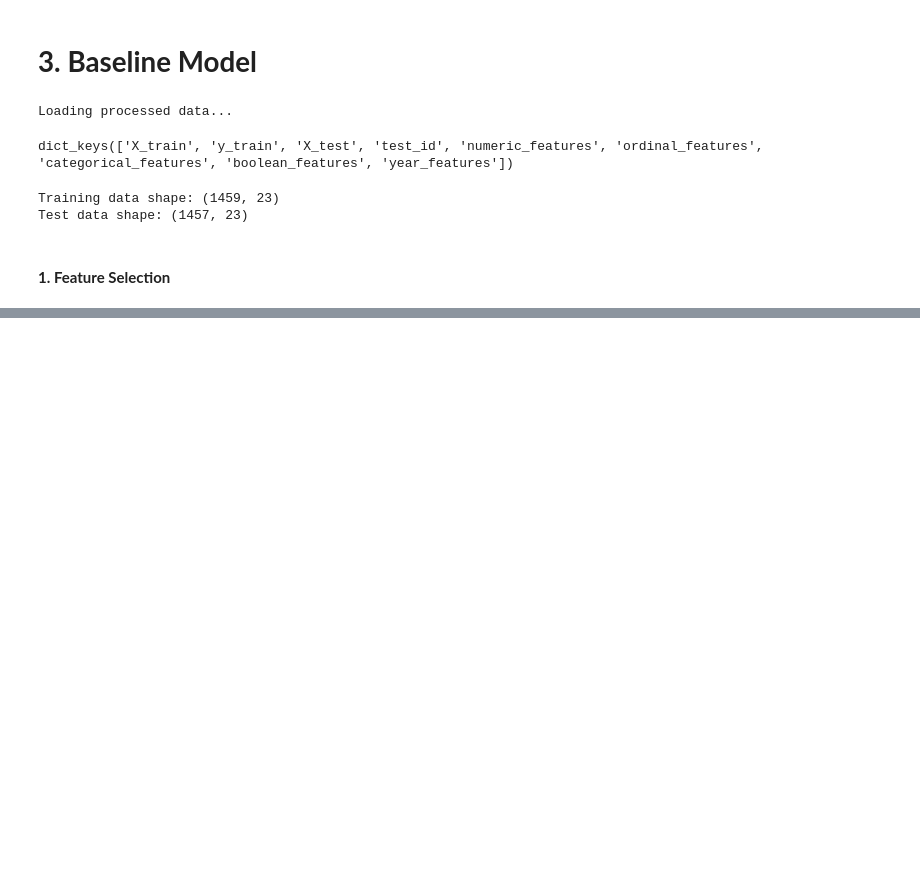
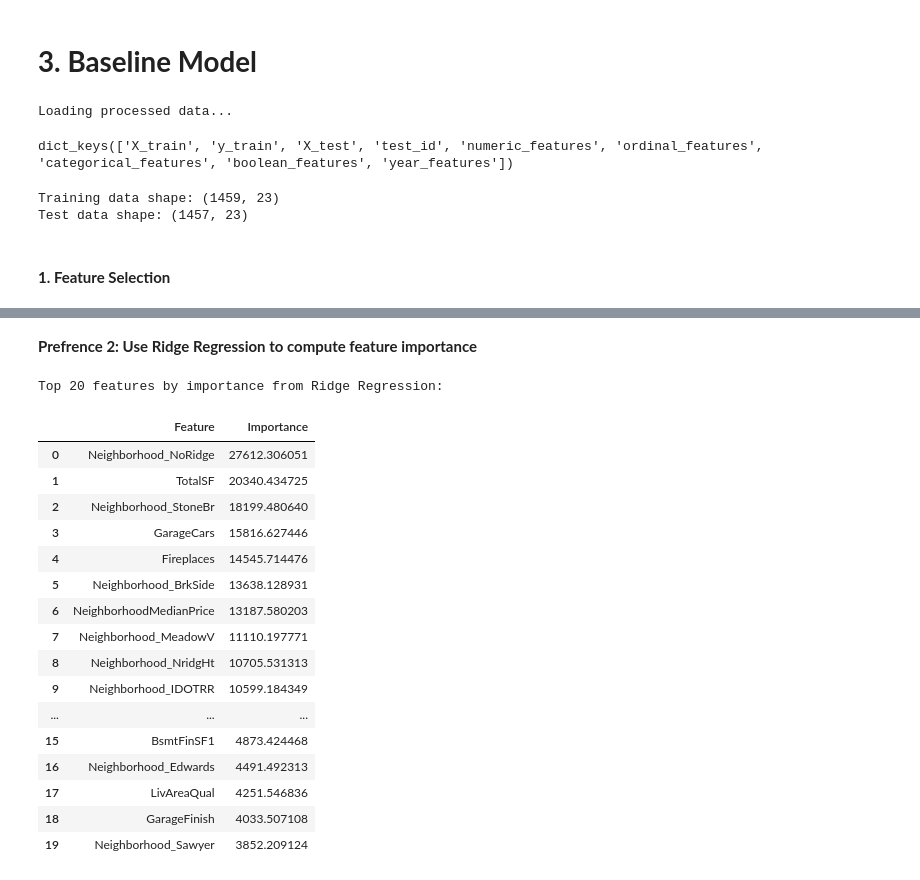
Before and after one commit to annugit1655/Real-Estate-Price-Prediction, a Jupyter notebook: Real-Estate-Price-Prediction/notebooks/03-baseline-model.ipynb, the cells around one changed output, grey strips where cells are left out. Saved outputs shown, nothing was run; the diff lists cells and outputs as text; code cells hidden in the pictures; blank space fills up the shorter version.

Commit message:
feature_selection_modeling

```diff
--- a/Real-Estate-Price-Prediction/notebooks/03-baseline-model.ipynb
+++ b/Real-Estate-Price-Prediction/notebooks/03-baseline-model.ipynb
@@ -146,0 +90,65 @@ Top 20 features by importance from Ridge Regression:
+# %% [markdown]
+**Prefrence 2: Use Ridge Regression to compute feature importance**
+# %%
+from sklearn.preprocessing import StandardScaler, RobustScaler, OneHotEncoder, FunctionTransformer
+from sklearn.compose import ColumnTransformer
+from sklearn.pipeline import Pipeline
+from sklearn.linear_model import Ridge
+
+# Transformes to cast boolean to int
+bool_to_int = FunctionTransformer(lambda x: x.astype(int))
+
+# Define preprocessing
+preprocessor = ColumnTransformer(
+    transformers=[
+        ("numeric", StandardScaler(), numeric_feat),
+        ("categorical", OneHotEncoder(handle_unknown="ignore", sparse_output=False), categorical_feat),
+        ("boolean", bool_to_int, bool_feat),
+        ("ordinal", "passthrough", ordinal_feat),
+        ("year", "passthrough", year_feat)
+    ]
+)
+
+# build pipeline
+ridge_pipeline = Pipeline(steps=[
+    ("preprocessor", preprocessor),
+    ("ridge", Ridge(alpha=10.0))
+])
+ridge_pipeline.fit(X_train, y_train)
+
+# Extract features names after one-hot encoding
+features_name = (
+    numeric_feat +
+    list(ridge_pipeline.named_steps['preprocessor'].named_transformers_['categorical'].get_feature_names_out(categorical_feat)) +
+    bool_feat + ordinal_feat + year_feat
+)
+
+# Extract coefficients from the Ridge model
+ridge_coef = ridge_pipeline.named_steps['ridge'].coef_
+
+feature_importance = pd.DataFrame({
+    "Feature": features_name,
+    "Importance": ridge_coef
+})
+feature_importance.sort_values(by="Importance", ascending=False, inplace=True, ignore_index=True)
+print("Top 20 features by importance from Ridge Regression:")
+display(feature_importance.head(20))
+# %% [output]
+Top 20 features by importance from Ridge Regression:
+|  | Feature | Importance |
+| 0 | Neighborhood_NoRidge | 27612.306051 |
+| 1 | TotalSF | 20340.434725 |
+| 2 | Neighborhood_StoneBr | 18199.480640 |
+| 3 | GarageCars | 15816.627446 |
+| 4 | Fireplaces | 14545.714476 |
+| 5 | Neighborhood_BrkSide | 13638.128931 |
+| 6 | NeighborhoodMedianPrice | 13187.580203 |
+| 7 | Neighborhood_MeadowV | 11110.197771 |
+| 8 | Neighborhood_NridgHt | 10705.531313 |
+| 9 | Neighborhood_IDOTRR | 10599.184349 |
+| ... | ... | ... |
+| 15 | BsmtFinSF1 | 4873.424468 |
+| 16 | Neighborhood_Edwards | 4491.492313 |
+| 17 | LivAreaQual | 4251.546836 |
+| 18 | GarageFinish | 4033.507108 |
+| 19 | Neighborhood_Sawyer | 3852.209124 |
```
Also changed, not shown: parts of 6 cells of this notebook, 1 other file.
